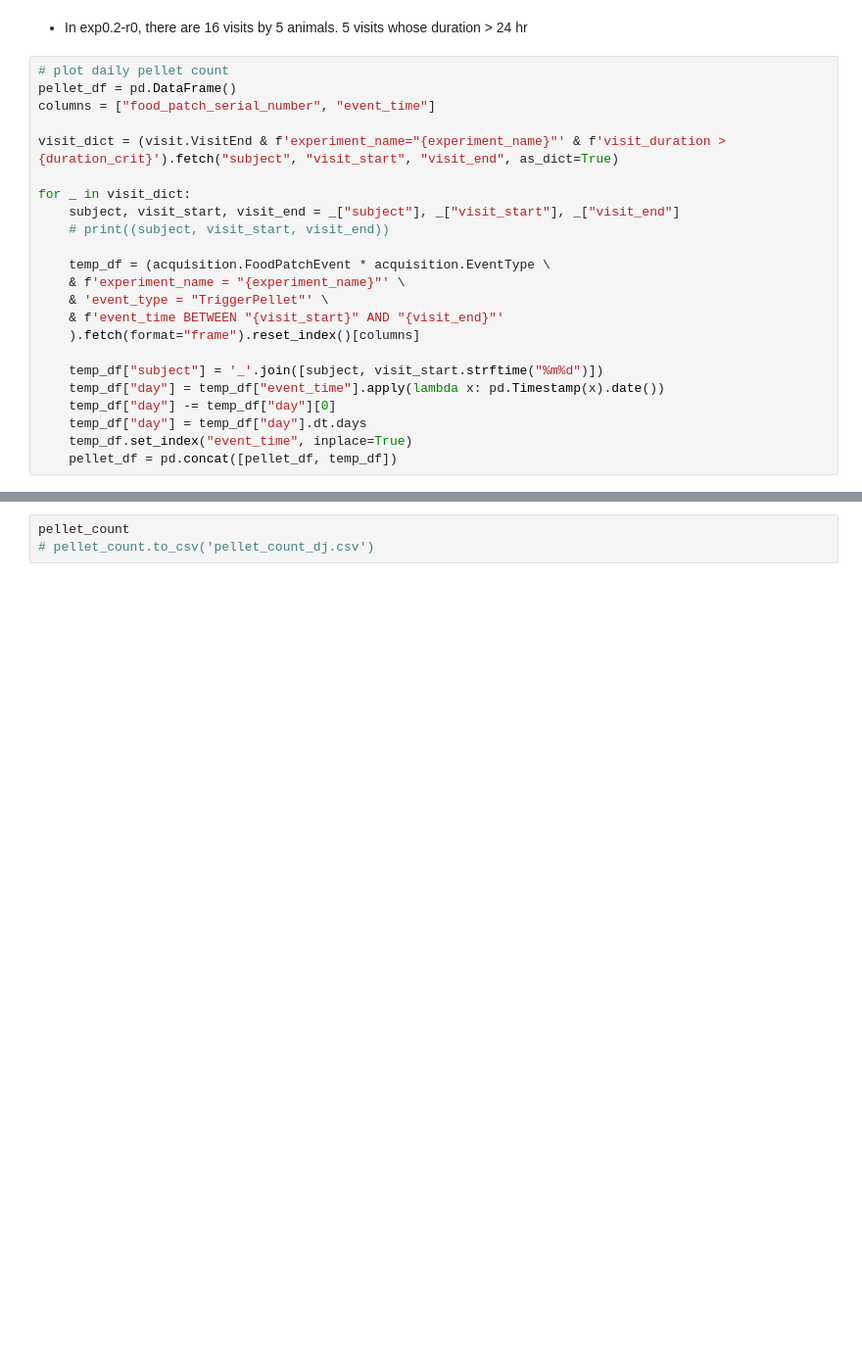
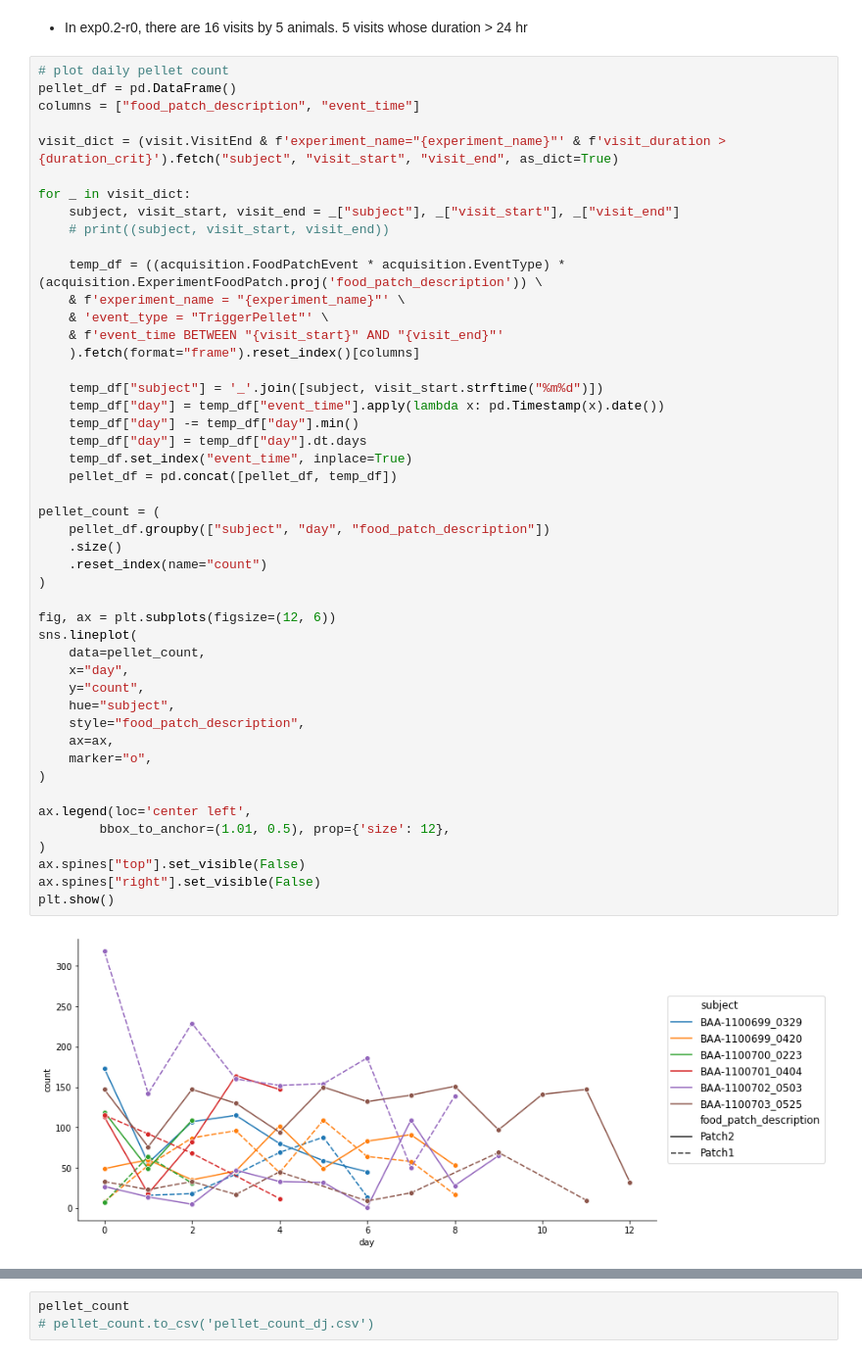
Before and after one commit to JaerongA/aeon_mecha, a Jupyter notebook: figures.ipynb, the cells around one changed output, grey strips where cells are left out. Shown: that part at 98% size. Cells and saved outputs as stored; diff of their text form; blank space fills up the shorter version.

```diff
--- a/figures.ipynb
+++ b/figures.ipynb
@@ -47,23 +37,49 @@ subject_visits  # comparison between Chang's subject_visits df. visit_start time
 # %%
 # plot daily pellet count
 pellet_df = pd.DataFrame()
-columns = ["food_patch_serial_number", "event_time"]
+columns = ["food_patch_description", "event_time"]
 
 visit_dict = (visit.VisitEnd & f'experiment_name="{experiment_name}"' & f'visit_duration > {duration_crit}').fetch("subject", "visit_start", "visit_end", as_dict=True)
 
 for _ in visit_dict:
     subject, visit_start, visit_end = _["subject"], _["visit_start"], _["visit_end"]
     # print((subject, visit_start, visit_end))
 
-    temp_df = (acquisition.FoodPatchEvent * acquisition.EventType \
+    temp_df = ((acquisition.FoodPatchEvent * acquisition.EventType) * (acquisition.ExperimentFoodPatch.proj('food_patch_description')) \
     & f'experiment_name = "{experiment_name}"' \
     & 'event_type = "TriggerPellet"' \
     & f'event_time BETWEEN "{visit_start}" AND "{visit_end}"'
     ).fetch(format="frame").reset_index()[columns]
 
     temp_df["subject"] = '_'.join([subject, visit_start.strftime("%m%d")])
     temp_df["day"] = temp_df["event_time"].apply(lambda x: pd.Timestamp(x).date())
-    temp_df["day"] -= temp_df["day"][0]
+    temp_df["day"] -= temp_df["day"].min()
     temp_df["day"] = temp_df["day"].dt.days
     temp_df.set_index("event_time", inplace=True)
     pellet_df = pd.concat([pellet_df, temp_df])
+
+pellet_count = (
+    pellet_df.groupby(["subject", "day", "food_patch_description"])
+    .size()
+    .reset_index(name="count")
+)
+
+fig, ax = plt.subplots(figsize=(12, 6))
+sns.lineplot(
+    data=pellet_count,
+    x="day",
+    y="count",
+    hue="subject",
+    style="food_patch_description",
+    ax=ax,
+    marker="o",
+)
+
+ax.legend(loc='center left',
+        bbox_to_anchor=(1.01, 0.5), prop={'size': 12},
+)
+ax.spines["top"].set_visible(False)
+ax.spines["right"].set_visible(False)
+plt.show()
+# %% [output]
+[figure, added]
```
Also changed, not shown: parts of 24 cells of this notebook.
